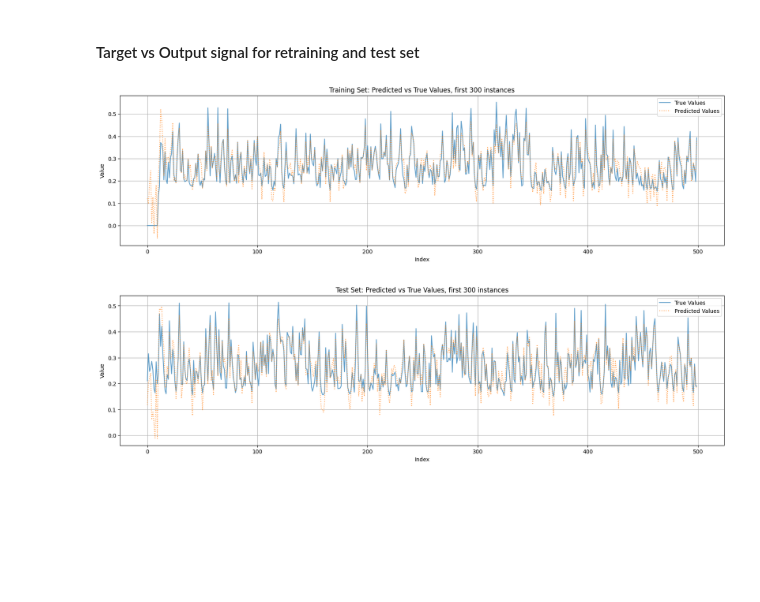
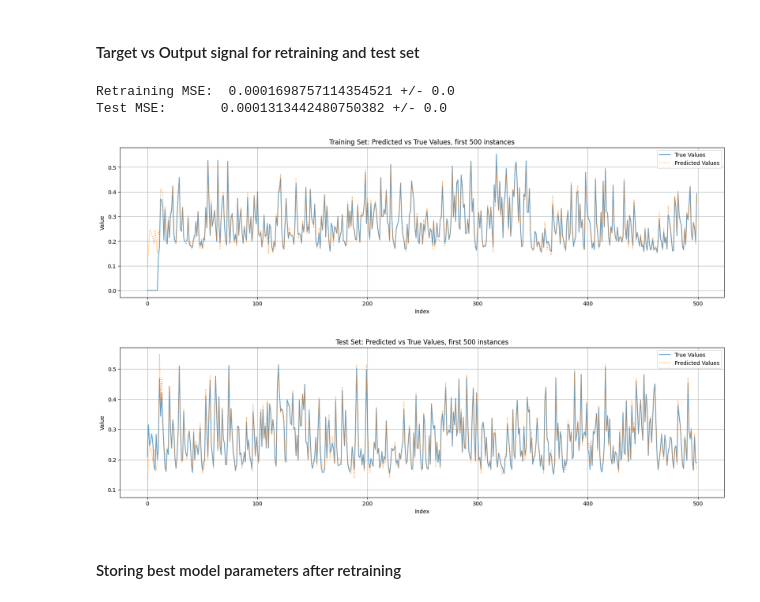
Before and after one commit to francealip/cns_lab, a Jupyter notebook: LAB3_2/main.ipynb, the cells around one changed output. Drawn from its saved outputs; the diff is of its cells as text; code cells hidden in the pictures; blank space fills up the shorter version.

```diff
--- a/LAB3_2/main.ipynb
+++ b/LAB3_2/main.ipynb
@@ -57,7 +59,7 @@ config = import_parameters("esn.yaml")
 
 best_model, train_loss, val_loss, best_params = parallel_grid_search(
     random_iter=500,
-    n_iter=1,
+    n_iter=5,
     config=config,
     x_train=x_train,
     y_train=y_train,
@@ -95,23 +95,39 @@ Validation MSE: 0.0014087687013670802 +/- 0.0
 x_retrain = torch.cat((x_train, x_val), dim=0)
 y_retrain = torch.cat((y_train, y_val), dim=0)
 
-best_model.fit(
-    x_train = x_train,
-    y_train = y_train,
-    lambd=best_params['lambd'],
-)
+for i in range(5):
+    retraining_loss = []
+    test_loss = []
+
+    best_model.fit(
+        x_train = x_train,
+        y_train = y_train,
+        lambd=best_params['lambd'],
+    )
+
+    y_train_pred = best_model.forward(x_retrain)
+    y_test_pred = best_model.forward(x_test)
+    retraining_loss.append(best_model.loss(y_retrain, y_train_pred).item())
+    test_loss.append(best_model.loss(y_test, y_test_pred).item())
 # %% [markdown]
 #### Target vs Output signal for retraining and test set
 # %%
 from utils import plot_predictions
+import numpy as np
 
-from utils import plot_predictions
+print(f"Retraining MSE:  {np.mean(retraining_loss)} +/- {np.std(retraining_loss)}")
+print(f"Test MSE: \t{np.mean(test_loss)} +/- {np.std(test_loss)}")
 
-y_train_pred = best_model.forward(x_retrain)
-plot_predictions(y_retrain, y_train_pred, "Training Set: Predicted vs True Values, first 300 instances", 0, 500)
+n = 500
 
-y_test_pred = best_model.forward(x_test)
-plot_predictions(y_test, y_test_pred, "Test Set: Predicted vs True Values, first 300 instances", 0, 500)
+
+plot_predictions(y_retrain, y_train_pred, "Training Set: Predicted vs True Values, first " + str(n) +" instances", 0, n)
+
+plot_predictions(y_test, y_test_pred, "Test Set: Predicted vs True Values, first " + str(n) +" instances", 0, n)
 # %% [output]
+Retraining MSE:  0.0001698757114354521 +/- 0.0
+Test MSE:       0.0001313442480750382 +/- 0.0
-[figure, old version]
+[figure, new version]
-[figure, old version]
+[figure, new version]
+# %% [markdown]
+#### Storing best model parameters after retraining
```
Also changed, not shown: parts of 5 cells of this notebook, 5 other files.
